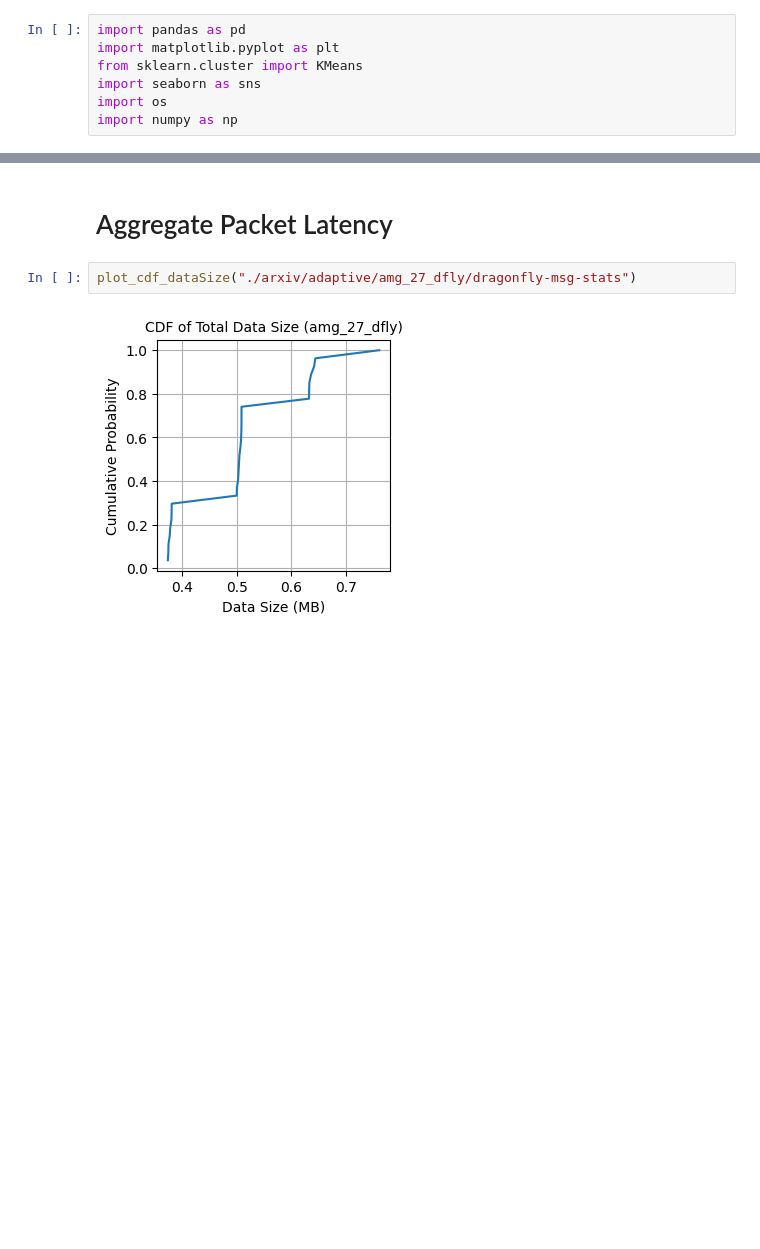
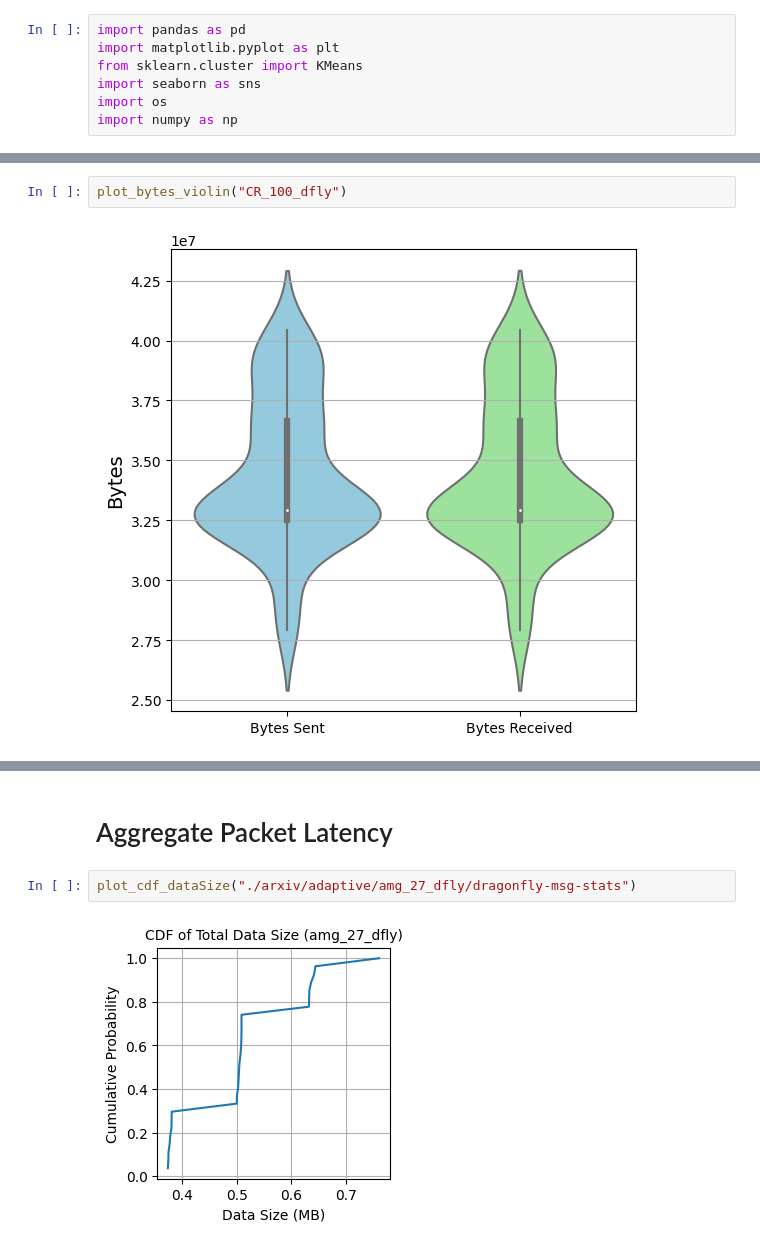
Before and after one commit to zzheng33/cs550, a Jupyter notebook: run/plot.ipynb, the cells around one changed output, grey strips where cells are left out. Cells and saved outputs as stored; diff of their text form; blank space fills up the shorter version.

```diff
--- a/run/plot.ipynb
+++ b/run/plot.ipynb
@@ -243,0 +335,4 @@ def plot_violin_avg_hops(application_name):
+# %%
+plot_bytes_violin("CR_100_dfly")
+# %% [output]
+[figure, added]
```
Also changed, not shown: parts of 15 cells of this notebook.
